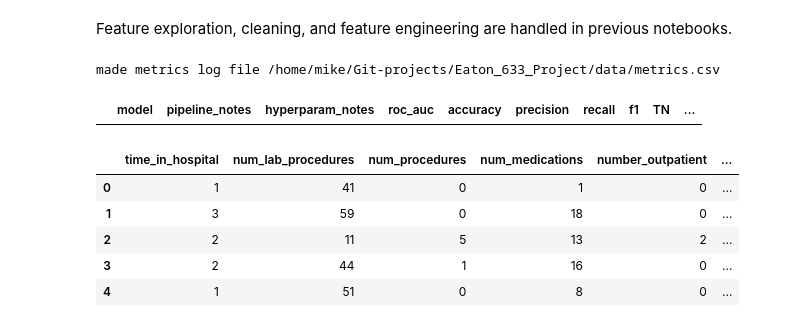
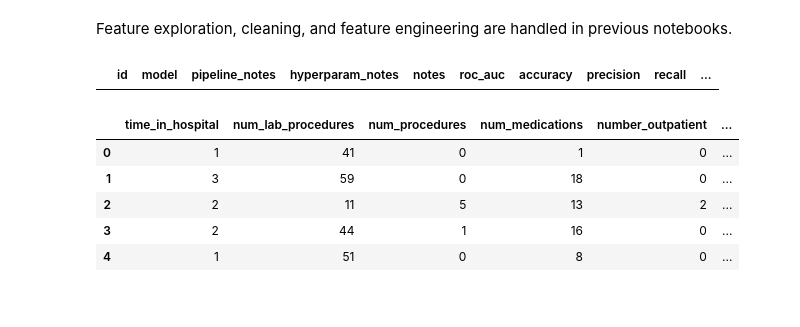
Before and after one commit to meaton96/Eaton_633_Project, a Jupyter notebook: notebooks/02_Random_Forest.ipynb, the cells around one changed output. Saved outputs shown, nothing was run; the diff lists cells and outputs as text; code cells hidden in the pictures.

Commit message:
better database for metrics

```diff
--- a/notebooks/02_Random_Forest.ipynb
+++ b/notebooks/02_Random_Forest.ipynb
@@ -11,23 +11,24 @@ Feature exploration, cleaning, and feature engineering are handled in previous n
 # %%
 %reload_ext autoreload
 %autoreload 2
 import sys, os
 import pandas as pd
 import warnings
 import numpy as np
 from sklearn.model_selection import train_test_split
+from pathlib import Path
 
 warnings.filterwarnings('ignore')
 sys.path.append(os.path.abspath(".."))
 DATA_DIR = '../data/'
 
+from src import metrics_db
 
-from src.utils import make_metrics_file, log_metric
+METRICS_DIR = Path(DATA_DIR) / 'metrics'
 
-make_metrics_file(DATA_DIR, overwrite=True)
+metrics_db.create_table(METRICS_DIR)
 # %% [output]
-made metrics log file /home/mike/Git-projects/Eaton_633_Project/data/metrics.csv
-|  | model | pipeline_notes | hyperparam_notes | roc_auc | accuracy | precision | recall | f1 | TN | ... |
+|  | id | model | pipeline_notes | hyperparam_notes | notes | roc_auc | accuracy | precision | recall | ... |
 # %%
 df = pd.read_csv(f'{DATA_DIR}frame_no_interactions.csv', index_col=0)
 df.head()
```
Also changed, not shown: 3 other files.
